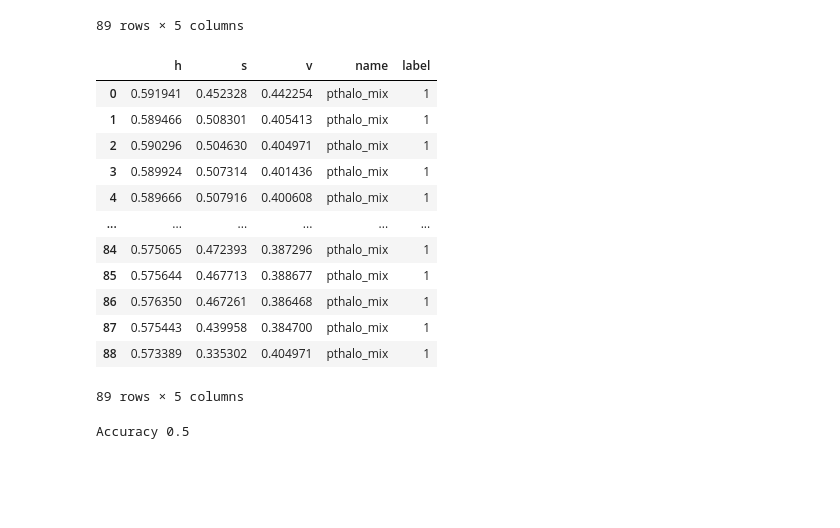
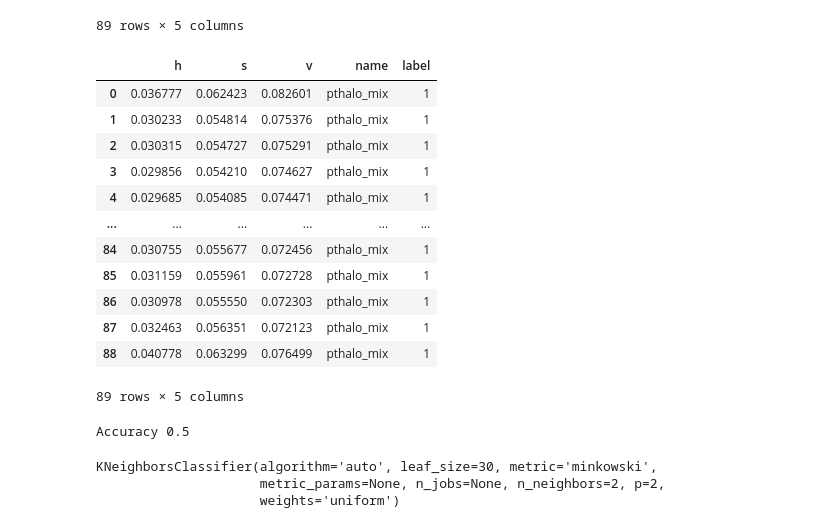
Before and after one commit to skyelong/Insight_Project_old, a Jupyter notebook: color_clusters.ipynb, the cells around one changed output. Drawn from its saved outputs; the diff is of its cells as text; code cells hidden in the pictures; blank space fills up the shorter version.

```diff
--- a/color_clusters.ipynb
+++ b/color_clusters.ipynb
@@ -217,7 +217,7 @@ X_ultra
 # Ultra @ 50
 # %%
 ultra_test = io.imread('ultra_mix.png')[:, :, :-1]
-ultra_test_con = sk.color.convert_colorspace(ultra_test, 'RGB', 'HSV')
+ultra_test_con = sk.color.convert_colorspace(ultra_test, 'RGB', 'hsv')
 ultra_test_means = ultra_test_con.mean(axis=1)
 ultra_test_df = pd.DataFrame(ultra_test_means, columns=['h','s','v'])
 ultra_test_df['name'] = 'ultra_mix'
@@ -239,25 +239,25 @@ ultra_test_df
 89 rows × 5 columns
 # %%
 pthalo_test = io.imread('pthalo_mix.png')[:, :, :-1]
-pthalo_test_con = sk.color.convert_colorspace(pthalo_test, 'RGB', 'HSV')
+pthalo_test_con = sk.color.convert_colorspace(pthalo_test, 'RGB', 'RGB CIE')
 pthalo_test_means = ultra_test_con.mean(axis=1)
 pthalo_test_df = pd.DataFrame(pthalo_test_means, columns=['h','s','v'])
 pthalo_test_df['name'] = 'pthalo_mix'
 pthalo_test_df['label'] = 1
 pthalo_test_df
 # %% [output]
 |  | h | s | v | name | label |
-| 0 | 0.591941 | 0.452328 | 0.442254 | pthalo_mix | 1 |
-| 1 | 0.589466 | 0.508301 | 0.405413 | pthalo_mix | 1 |
-| 2 | 0.590296 | 0.504630 | 0.404971 | pthalo_mix | 1 |
-| 3 | 0.589924 | 0.507314 | 0.401436 | pthalo_mix | 1 |
-| 4 | 0.589666 | 0.507916 | 0.400608 | pthalo_mix | 1 |
+| 0 | 0.036777 | 0.062423 | 0.082601 | pthalo_mix | 1 |
+| 1 | 0.030233 | 0.054814 | 0.075376 | pthalo_mix | 1 |
+| 2 | 0.030315 | 0.054727 | 0.075291 | pthalo_mix | 1 |
+| 3 | 0.029856 | 0.054210 | 0.074627 | pthalo_mix | 1 |
+| 4 | 0.029685 | 0.054085 | 0.074471 | pthalo_mix | 1 |
 | ... | ... | ... | ... | ... | ... |
-| 84 | 0.575065 | 0.472393 | 0.387296 | pthalo_mix | 1 |
-| 85 | 0.575644 | 0.467713 | 0.388677 | pthalo_mix | 1 |
-| 86 | 0.576350 | 0.467261 | 0.386468 | pthalo_mix | 1 |
-| 87 | 0.575443 | 0.439958 | 0.384700 | pthalo_mix | 1 |
-| 88 | 0.573389 | 0.335302 | 0.404971 | pthalo_mix | 1 |
+| 84 | 0.030755 | 0.055677 | 0.072456 | pthalo_mix | 1 |
+| 85 | 0.031159 | 0.055961 | 0.072728 | pthalo_mix | 1 |
+| 86 | 0.030978 | 0.055550 | 0.072303 | pthalo_mix | 1 |
+| 87 | 0.032463 | 0.056351 | 0.072123 | pthalo_mix | 1 |
+| 88 | 0.040778 | 0.063299 | 0.076499 | pthalo_mix | 1 |
 89 rows × 5 columns
 # %%
 mix_df = pd.concat([ultra_test_df,pthalo_test_df], ignore_index=True)
@@ -270,3 +270,13 @@ y_mix_predict = knn.predict(X_mix)
 print("Accuracy", metrics.accuracy_score(y_mix, y_mix_predict))
 # %% [output]
 Accuracy 0.5
+# %%
+from sklearn.model_selection import train_test_split
+X_train,X_test,y_train,y_test = train_test_split(X_mix,y_mix,random_state=42)
+from sklearn.neighbors import KNeighborsClassifier
+knn = KNeighborsClassifier(n_neighbors=2)
+knn.fit(X_train, y_train)
+# %% [output]
+KNeighborsClassifier(algorithm='auto', leaf_size=30, metric='minkowski',
+                     metric_params=None, n_jobs=None, n_neighbors=2, p=2,
+                     weights='uniform')
```
Also changed, not shown: parts of 3 cells of this notebook, 6 other files.
